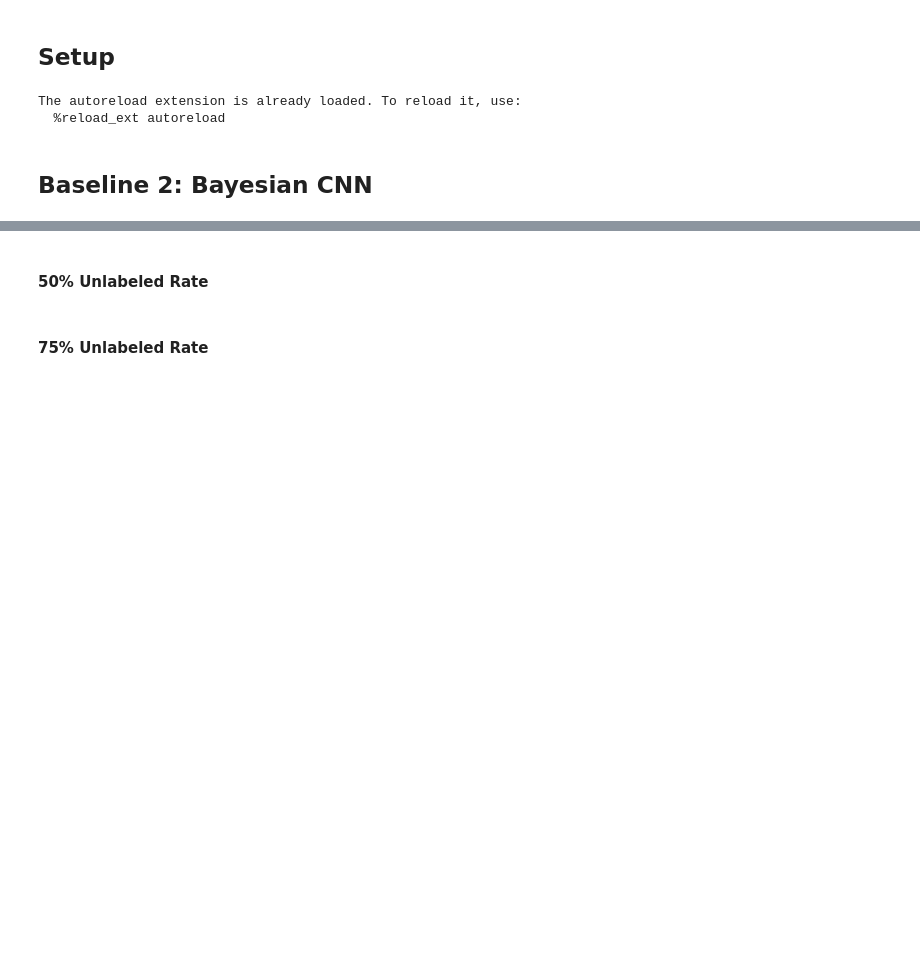
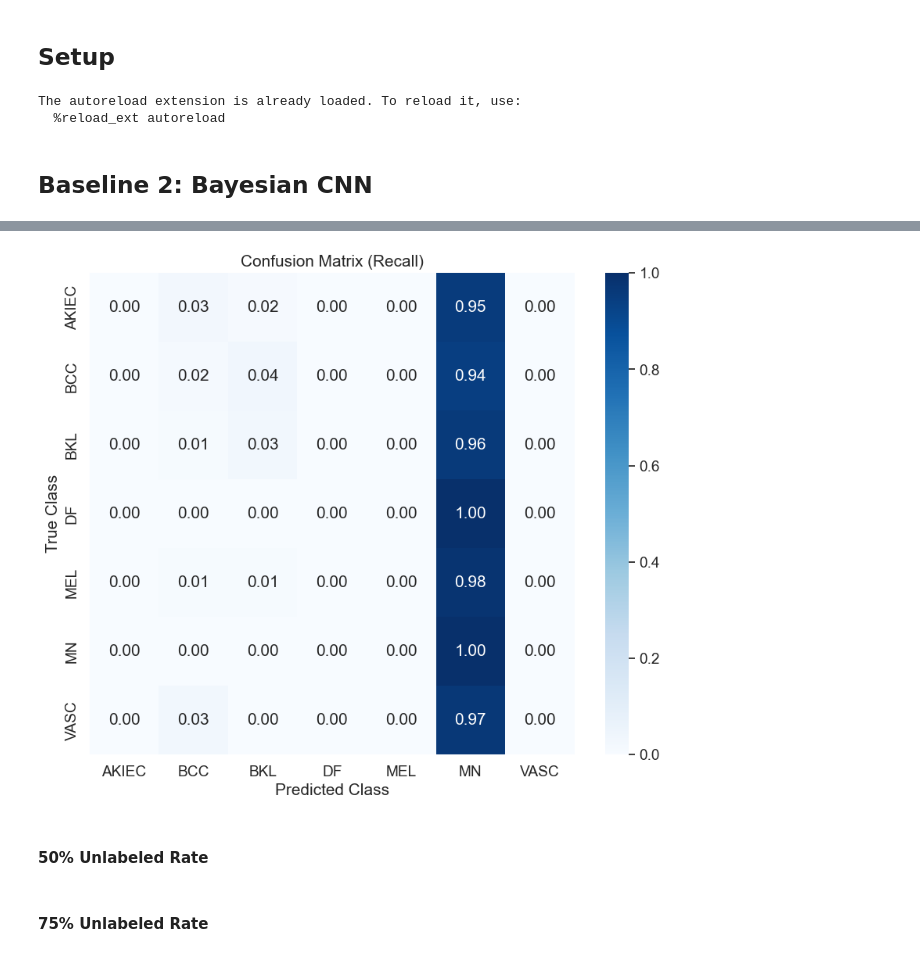
Before and after one commit to behrensm03/bdl-ssl, a Jupyter notebook: bayes_cnn_baseline.ipynb, the cells around one changed output, grey strips where cells are left out. Saved outputs shown, nothing was run; the diff lists cells and outputs as text; code cells hidden in the pictures; blank space fills up the shorter version.

```diff
--- a/bayes_cnn_baseline.ipynb
+++ b/bayes_cnn_baseline.ipynb
@@ -71,3 +151,7 @@ RANDOM_SEED = 42
+# %%
+plot_per_class_recall(test_results_bcnn_00['confusion_matrix'], list(short_labels.values()))
+# %% [output]
+[figure, added]
 # %% [markdown]
 #### 50% Unlabeled Rate
 # %% [markdown]
```
Also changed, not shown: parts of 8 cells of this notebook, 6 other files.
